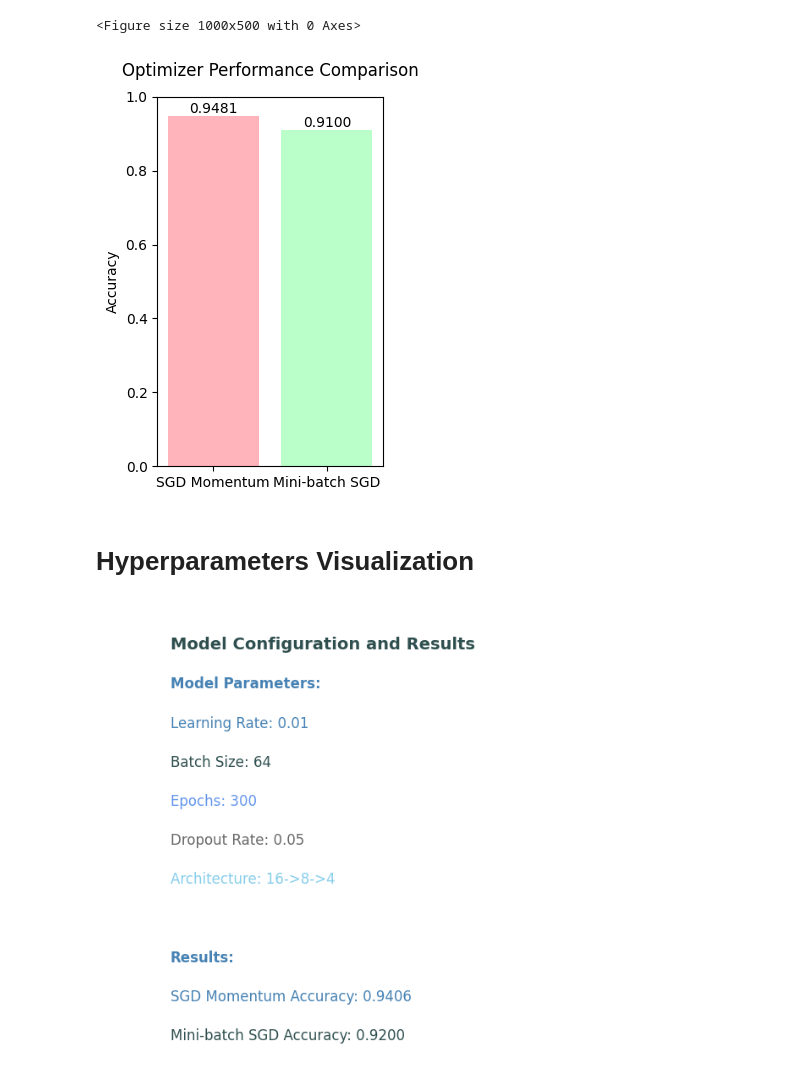
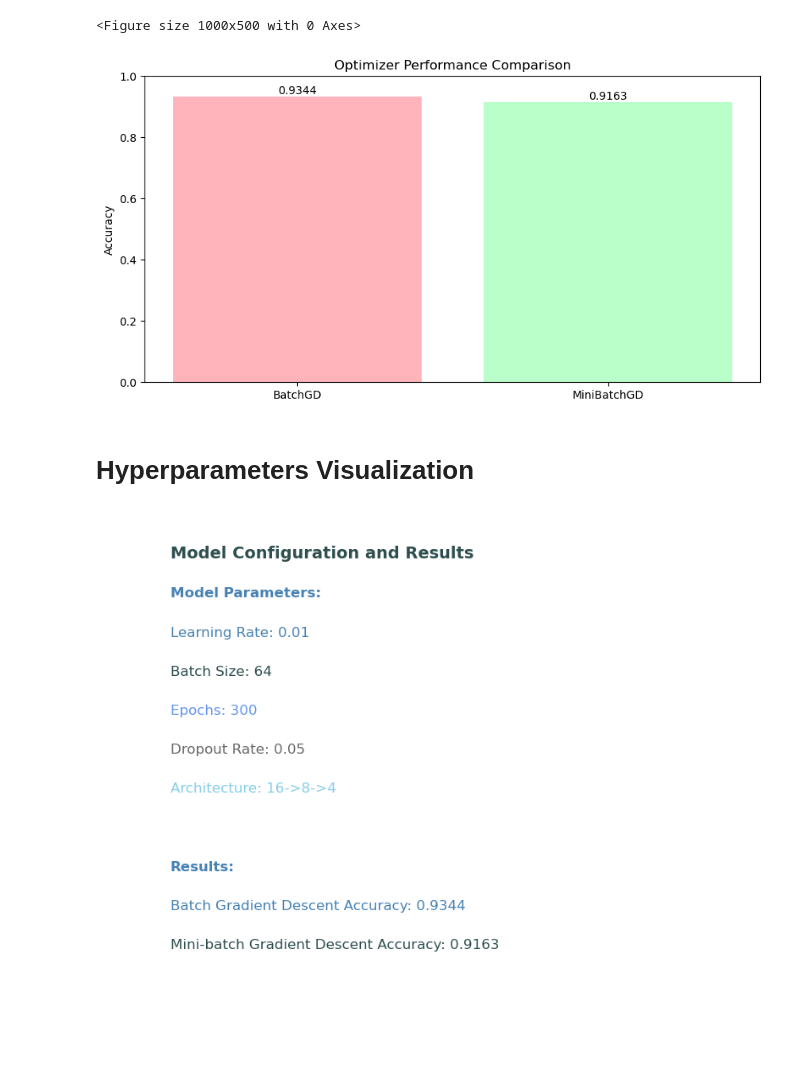
Before and after one commit to MariumWaseem1/INM702, a Jupyter notebook: Task 1.ipynb, the cells around one changed output. Saved outputs shown, nothing was run; the diff lists cells and outputs as text; code cells hidden in the pictures; blank space fills up the shorter version.

```diff
--- a/Task 1.ipynb
+++ b/Task 1.ipynb
@@ -340,0 +350,4 @@ nn.add_layer(Dense_layer(8, 4), Softmax())
+# %%
+# Training the network with batch gradient descent
+print("\nTraining with Batch Gradient Descent:")
+nn_batch.train(X_train, y_train, epochs=300, learning_rate=0.01)  # No batch_size for full batch
@@ -362,9 +394,10 @@ Epoch 300/300, Loss: 0.2030
 # %% [markdown]
 Network Evaluation
 # %%
-
-predictions = nn.predict(X_test)
+# Network Evaluation for Batch GD
+predictions = nn_batch.predict(X_test)
 y_test_labels = np.argmax(y_test, axis=1)
-accuracy = np.mean(predictions == y_test_labels)
-print(f"Test Accuracy: {accuracy:.4f}")
+accuracy_batch = np.mean(predictions == y_test_labels)
+print(f"Test Accuracy with Batch Gradient Descent: {accuracy_batch:.4f}")
+saved_accuracy_batch = accuracy_batch
 # %% [output]
@@ -399,7 +405,7 @@ Epoch 300/300, Loss: 0.1975
 # %%
-# Get accuracy
-predictions = nn_momentum.predict(X_test)
-y_test_labels = np.argmax(y_test, axis=1)
-accuracy = np.mean(predictions == y_test_labels)
-print(f"Test Accuracy with SGD Momentum: {accuracy:.4f}")
+# Network Evaluation for Mini-batch GD
+predictions = nn_minibatch.predict(X_test)
+accuracy_minibatch = np.mean(predictions == y_test_labels)
+print(f"Test Accuracy with Mini-batch Gradient Descent: {accuracy_minibatch:.4f}")
+saved_accuracy_minibatch = accuracy_minibatch
 # %% [output]
@@ -448,34 +422,31 @@ plt.figure(figsize=(10, 5))
 <Figure size 1000x500 with 0 Axes>
 <Figure size 1000x500 with 0 Axes>
 # %%
-# Optimizer Comparison
-plt.subplot(1, 2, 1)
-optimizers = ['SGD Momentum', 'Mini-batch SGD']
-accuracies = [
-    np.mean(nn_momentum.predict(X_test) == y_test_labels),
-    np.mean(nn_minibatch.predict(X_test) == y_test_labels)
-]
+# optimizer comparision
+plt.figure(figsize=(10, 5))
+optimizers = ['BatchGD', 'MiniBatchGD']
+accuracies = [saved_accuracy_batch, saved_accuracy_minibatch]
 bars = plt.bar(optimizers, accuracies, color=pastel_colors[:2])
-plt.title('Optimizer Performance Comparison', pad=15)
+plt.title('Optimizer Performance Comparison')
 plt.ylabel('Accuracy')
 plt.ylim(0, 1)
 
-
-# Add value labels on top of bars
+# Adding value labels on top of bars
 for bar in bars:
     height = bar.get_height()
-    plt.text(bar.get_x() + bar.get_width()/2., height,
-             f'{height:.4f}',
-             ha='center', va='bottom')
+    plt.text(bar.get_x() + bar.get_width() / 2, height, f'{height:.4f}', ha='center', va='bottom')
+
+plt.show()
 # %% [output]
-[figure, old version]
+[figure, new version]
 # %% [markdown]
 # Hyperparameters Visualization
 # %%
 # Hyperparameters and Results Visualization
+
 plt.figure(figsize=(10, 6))
 
-# Create a table-like visualization for hyperparameters and results
+# Create a table-like visualization for hyperparameters and results using the previously saved accuracy values
 params = {
    'Model Parameters': {
        'Learning Rate': 0.01,
@@ -485,8 +456,8 @@ params = {
        'Architecture': '16->8->4'
    },
    'Results': {
-       'SGD Momentum Accuracy': f"{np.mean(nn_momentum.predict(X_test) == y_test_labels):.4f}",
-       'Mini-batch SGD Accuracy': f"{np.mean(nn_minibatch.predict(X_test) == y_test_labels):.4f}"
+       'Batch Gradient Descent Accuracy': f"{saved_accuracy_batch:.4f}",  # Using saved Batch GD accuracy
+       'Mini-batch Gradient Descent Accuracy': f"{saved_accuracy_minibatch:.4f}"  # Using saved Mini-batch GD accuracy
    }
 }
 
@@ -519,4 +490,4 @@ for i, (metric, value) in enumerate(params['Results'].items()):
 plt.axis('off')
 plt.show()
 # %% [output]
-[figure, old version]
+[figure, new version]
```
Also changed, not shown: parts of 19 cells of this notebook.
